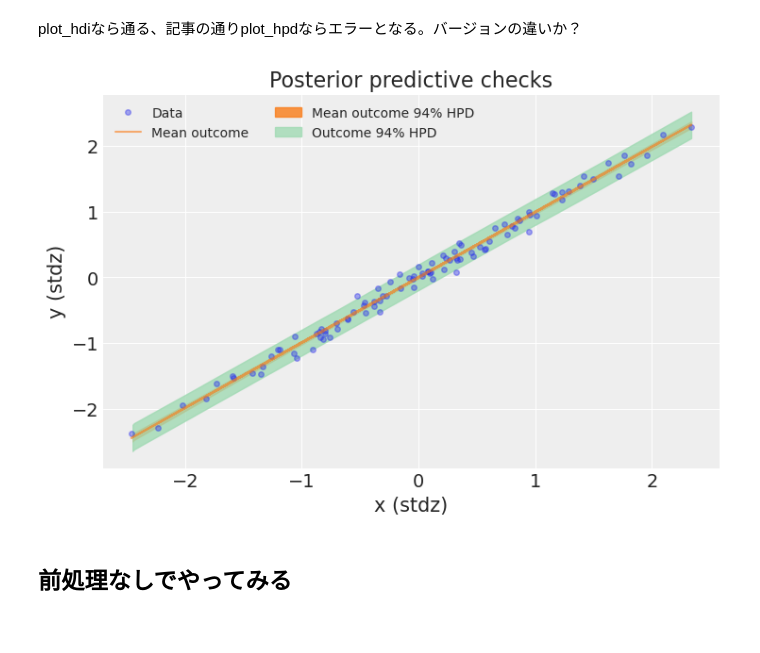
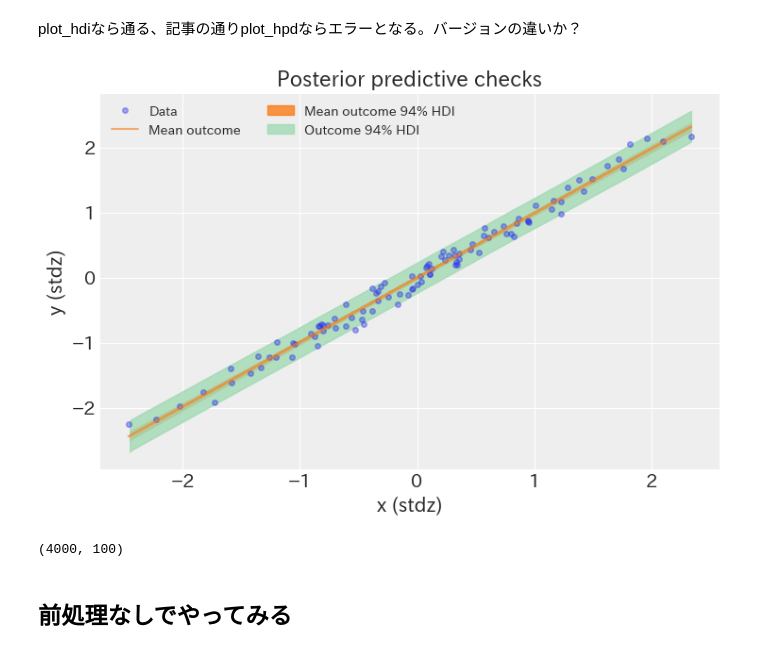
Before and after one commit to ShinCom1974/MachineLearning, a Jupyter notebook: PyMC3_2106/002_PosteriorPredictiveCheck_OutOfSampleTest.ipynb, the cells around one changed output. Saved outputs shown, nothing was run; the diff lists cells and outputs as text; code cells hidden in the pictures.

```diff
--- a/PyMC3_2106/002_PosteriorPredictiveCheck_OutOfSampleTest.ipynb
+++ b/PyMC3_2106/002_PosteriorPredictiveCheck_OutOfSampleTest.ipynb
@@ -254,29 +264,33 @@ plot_hdiなら通る、記事の通りplot_hpdならエラーとなる。バー
 # %%
 mu_pp = (ppc["a"] + ppc["b"] * x_scaled[:, None]).T
 
 _, ax = plt.subplots()
 
 ax.plot(x_scaled, y_scaled, "o", ms=4, alpha=0.4, label="Data")
 ax.plot(x_scaled, mu_pp.mean(0), label="Mean outcome", alpha=0.6)
 az.plot_hdi(
     x_scaled,
     mu_pp,
     ax=ax,
-    fill_kwargs={"alpha": 0.8, "label": "Mean outcome 94% HPD"},
+    fill_kwargs={"alpha": 0.8, "label": "Mean outcome 94% HDI"},
 )
 az.plot_hdi(
     x_scaled,
     ppc["obs"],
     ax=ax,
-    fill_kwargs={"alpha": 0.8, "color": "#a1dab4", "label": "Outcome 94% HPD"},
+    fill_kwargs={"alpha": 0.8, "color": "#a1dab4", "label": "Outcome 94% HDI"},
 )
 
 ax.set_xlabel("x (stdz)")
 ax.set_ylabel("y (stdz)")
 ax.set_title("Posterior predictive checks")
 ax.legend(ncol=2, fontsize=10);
 # %% [output]
-[figure, old version]
+[figure, new version]
+# %%
+mu_pp.shape
+# %% [output]
+(4000, 100)
 # %% [markdown]
 ## 前処理なしでやってみる
 # %%
```
Also changed, not shown: parts of 22 cells of this notebook.
